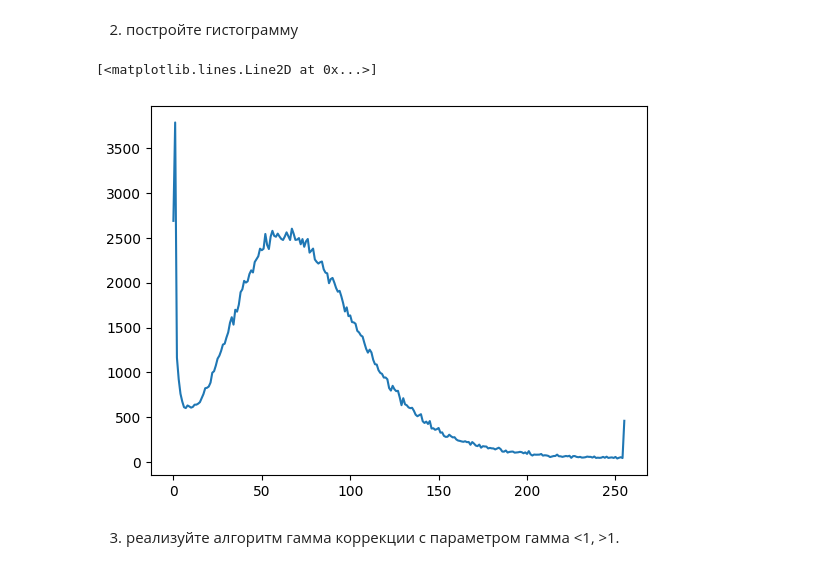
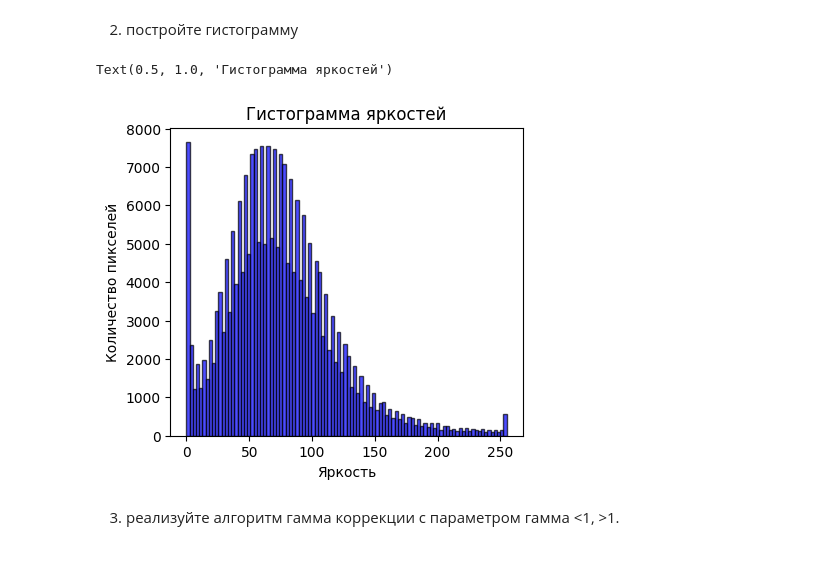
Before and after one commit to Serebro1/UNN_DE_IP_HomeTasks, a Jupyter notebook: 1_Intro_Color_models/Practice_1/DE_IP_HomeTask_1.ipynb, the cells around one changed output. Drawn from its saved outputs; the diff is of its cells as text; code cells hidden in the pictures.

Commit message:
changed histogram in first task

```diff
--- a/1_Intro_Color_models/Practice_1/DE_IP_HomeTask_1.ipynb
+++ b/1_Intro_Color_models/Practice_1/DE_IP_HomeTask_1.ipynb
@@ -21,14 +21,17 @@ plt.imshow(image, cmap='gray')
 # %% [markdown]
 2. постройте гистограмму
 # %%
-histSize = 256
-histRange = (0, 256)
-accumulate = False
-image_hist = cv2.calcHist([image], [0], None, [histSize], histRange, accumulate=accumulate)
-plt.plot(image_hist)
+pixels = image.flatten()
+plt.figure(figsize=(10, 4))
+plt.subplot(121)
+plt.hist(pixels, bins=100, alpha=0.7, color='blue', edgecolor='black')
+plt.xlabel('Яркость')
+plt.ylabel('Количество пикселей')
+plt.title('Гистограмма яркостей')
+plt.grid(True, alpha=0.3)
 # %% [output]
-[<matplotlib.lines.Line2D at 0x...>]
+Text(0.5, 1.0, 'Гистограмма яркостей')
-[figure, old version]
+[figure, new version]
 # %% [markdown]
 3. реализуйте алгоритм гамма коррекции с параметром гамма <1, >1.
 # %%
```
